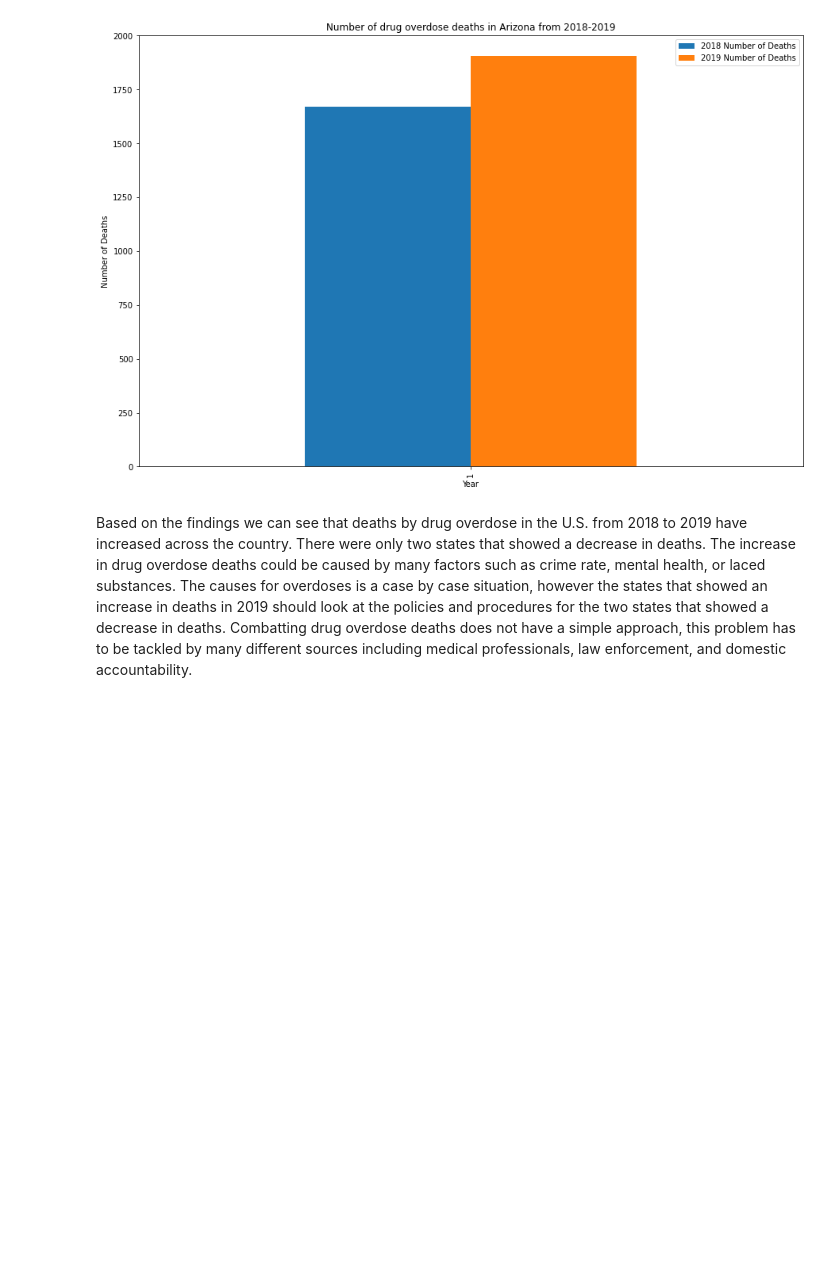
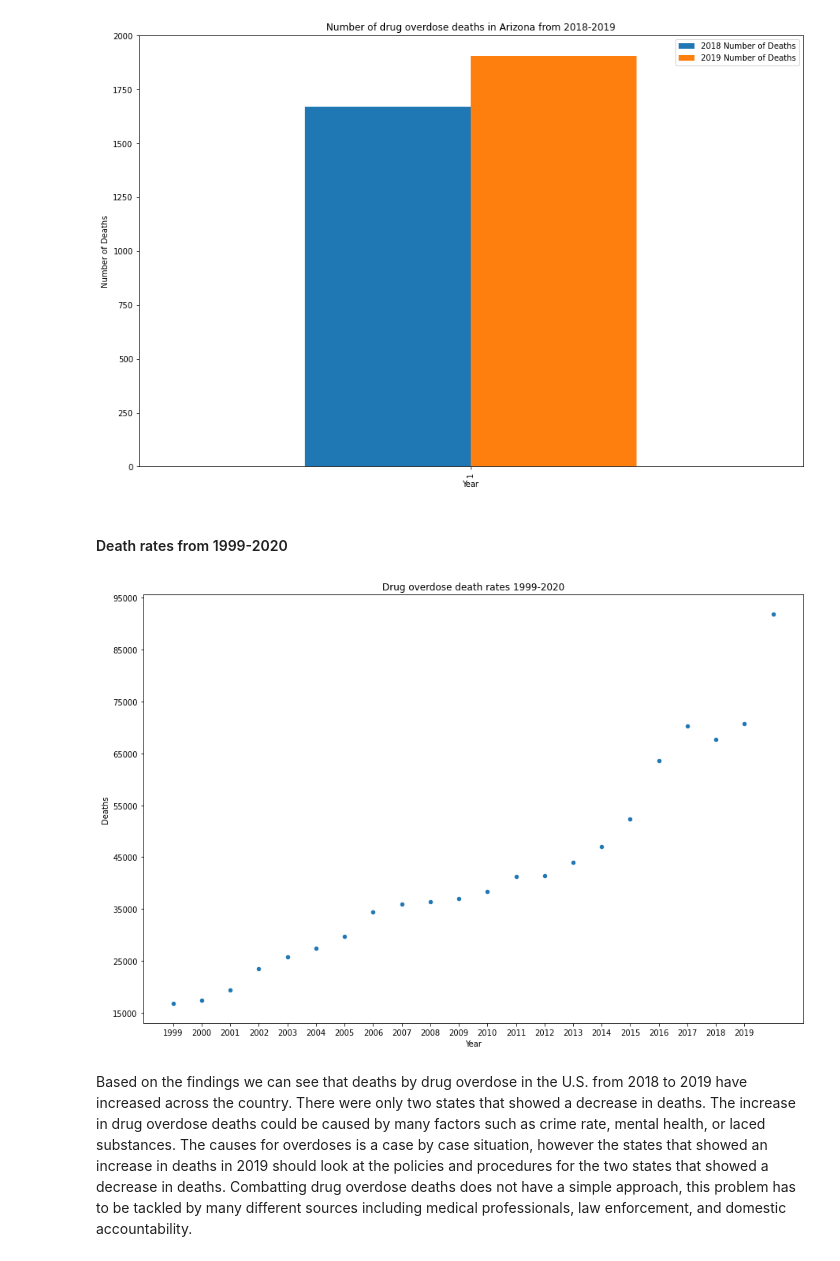
Before and after one commit to molly-rusk/DeathsbyDrugOverdoseinTheUS, a Jupyter notebook: Capstone_Notebook.ipynb, the cells around one changed output. Saved outputs shown, nothing was run; the diff lists cells and outputs as text; code cells hidden in the pictures; blank space fills up the shorter version.

```diff
--- a/Capstone_Notebook.ipynb
+++ b/Capstone_Notebook.ipynb
@@ -216,3 +220,6 @@ deaths2018.boxplot(column=['2018 Number of Deaths']);
 deaths2019.boxplot(column=['2019 Number of Deaths']);
 # %% [output]
 [figure]
+# %%
+deathstimeline = pd.read_csv("DODRTimeline.csv")
+deathstimeline
@@ -414,5 +476,18 @@ plt.xlabel('Year');
 plt.title('Number of drug overdose deaths in Arizona from 2018-2019');
 # %% [output]
 [figure]
+# %% [markdown]
+#### Death rates from 1999-2020
+# %%
+deathstimeline.plot.scatter(x='Year', y='Deaths', figsize=(15,10));
+a = [1999,2005,2010,2015,2020]
+b = [15000,25000,35000,50000,6000,75000,100000]
+x_ticks = np.arange(1999,2020,1)
+plt.xticks(x_ticks);
+y_ticks = np.arange(15000,100000,10000);
+plt.yticks(y_ticks);
+plt.title('Drug overdose death rates 1999-2020');
+# %% [output]
+[figure, added]
 # %% [markdown]
 Based on the findings we can see that deaths by drug overdose in the U.S. from 2018 to 2019 have increased across the country. There were only two states that showed a decrease in deaths. The increase in drug overdose deaths could be caused by many factors such as crime rate, mental health, or laced substances. The causes for overdoses is a case by case situation, however the states that showed an increase in deaths in 2019 should look at the policies and procedures for the two states that showed a decrease in deaths. Combatting drug overdose deaths does not have a simple approach, this problem has to be tackled by many different sources including medical professionals, law enforcement, and domestic accountability.
```
Also changed, not shown: parts of 12 cells of this notebook, 1 other file.
